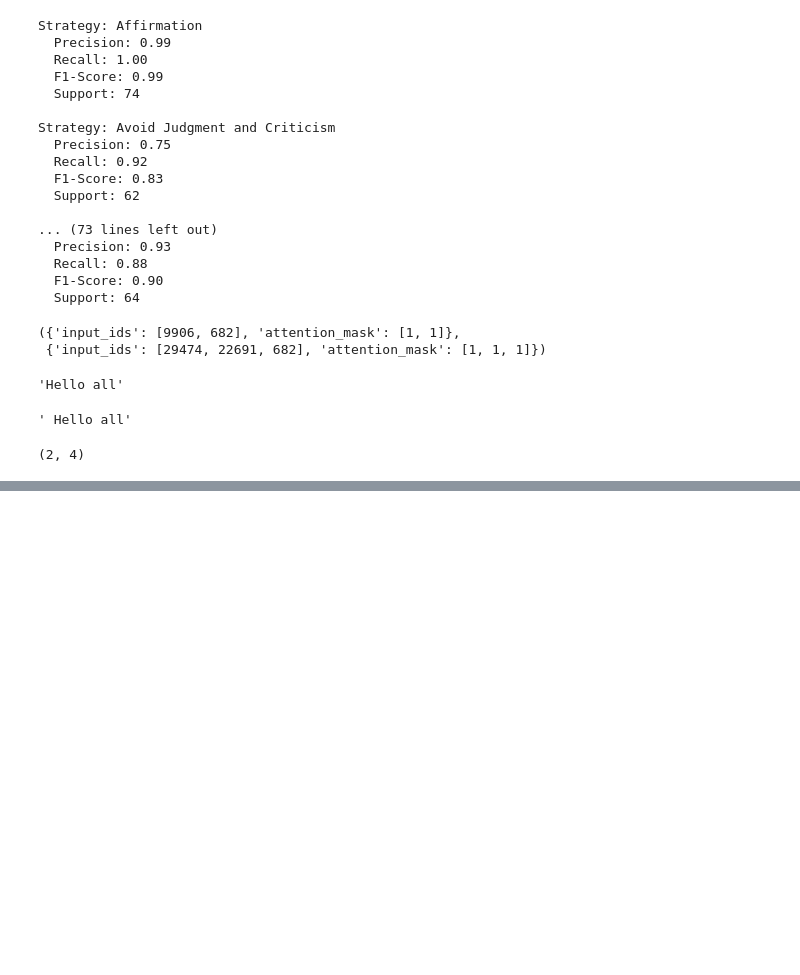
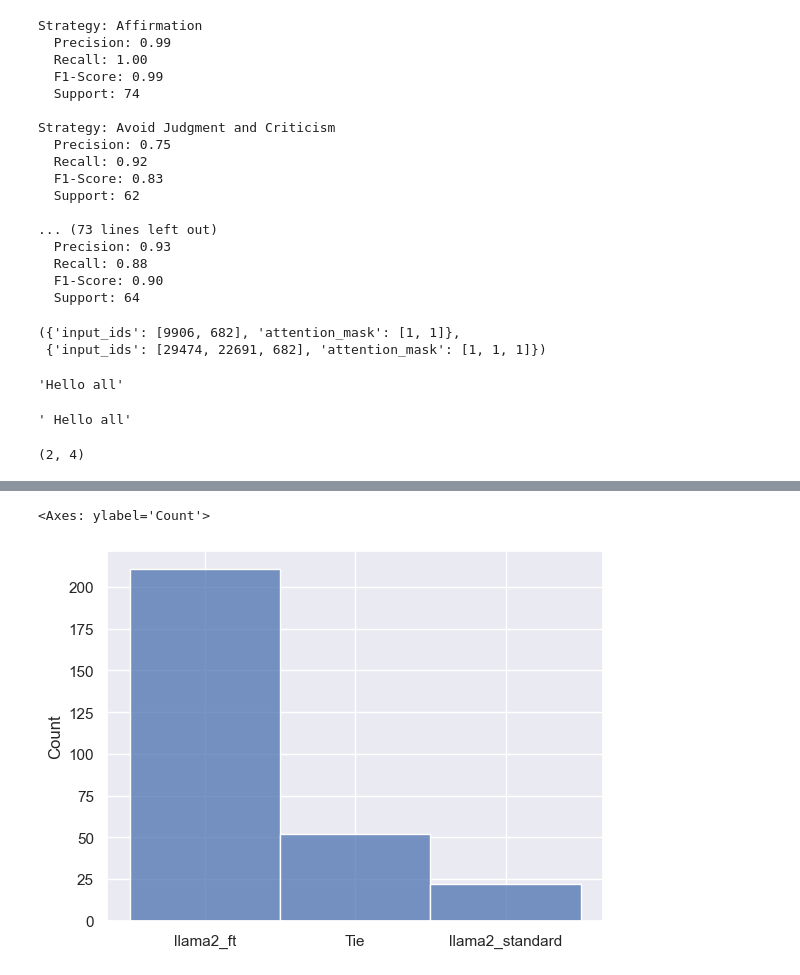
Before and after one commit to navidmdn/ESConv-SRA, a Jupyter notebook: training/evaluation.ipynb, the cells around one changed output, grey strips where cells are left out. Cells and saved outputs as stored; diff of their text form; code cells hidden in the pictures; blank space fills up the shorter version.

```diff
--- a/training/evaluation.ipynb
+++ b/training/evaluation.ipynb
@@ -375,0 +378,7 @@ print(longest_common_subarray_in_first(arr1, arr2))
+# %%
+import json
+
+res = []
+with open("data/llama2_ft_vs_llama2_standard_fullconv_mtbench_results.json", 'r') as f:
+    for line in f:
+        res.append(json.loads(line))
@@ -375,0 +405,11 @@ print(longest_common_subarray_in_first(arr1, arr2))
+# %%
+import seaborn as sns
+
+sns.set_theme()
+
+winners = [x['winner'] for x in res]
+
+sns.histplot(winners)
+# %% [output]
+<Axes: ylabel='Count'>
+[figure, added]
```
Also changed, not shown: parts of 2 cells of this notebook, 2 other files.
